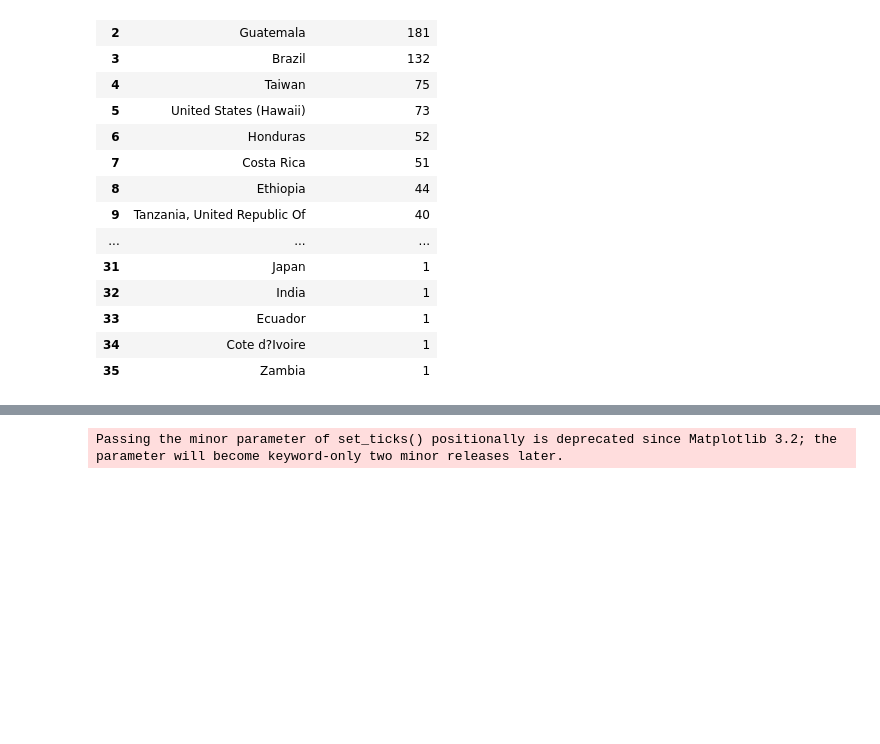
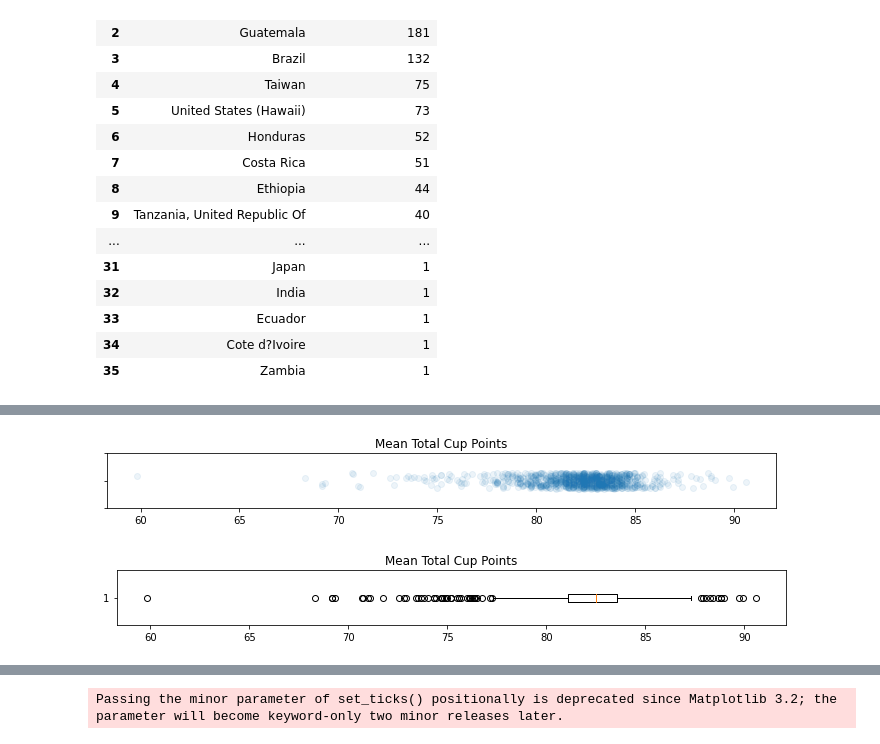
Before and after one commit to thejoshchow/coffee-arabica, a Jupyter notebook: coffee.ipynb, the cells around one changed output, grey strips where cells are left out. Saved outputs shown, nothing was run; the diff lists cells and outputs as text; code cells hidden in the pictures; blank space fills up the shorter version.

```diff
--- a/coffee.ipynb
+++ b/coffee.ipynb
@@ -142,0 +151,13 @@ memory usage: 248.7+ KB
+# %%
+fig, ax = plt.subplots(1, figsize=(12, 1))
+one_dim_scatterplot(top_9['Total.Cup.Points'], ax, jitter=0.3, alpha=0.08)
+ax.set_title('Mean Total Cup Points');
+# %% [output]
+[figure, added]
+# %%
+mean = top_9['Total.Cup.Points']
+fig, ax = plt.subplots(1, figsize=(12,1))
+ax.boxplot(mean, vert=False)
+ax.set_title('Mean Total Cup Points');
+# %% [output]
+[figure, added]
```
Also changed, not shown: parts of 28 cells of this notebook.
